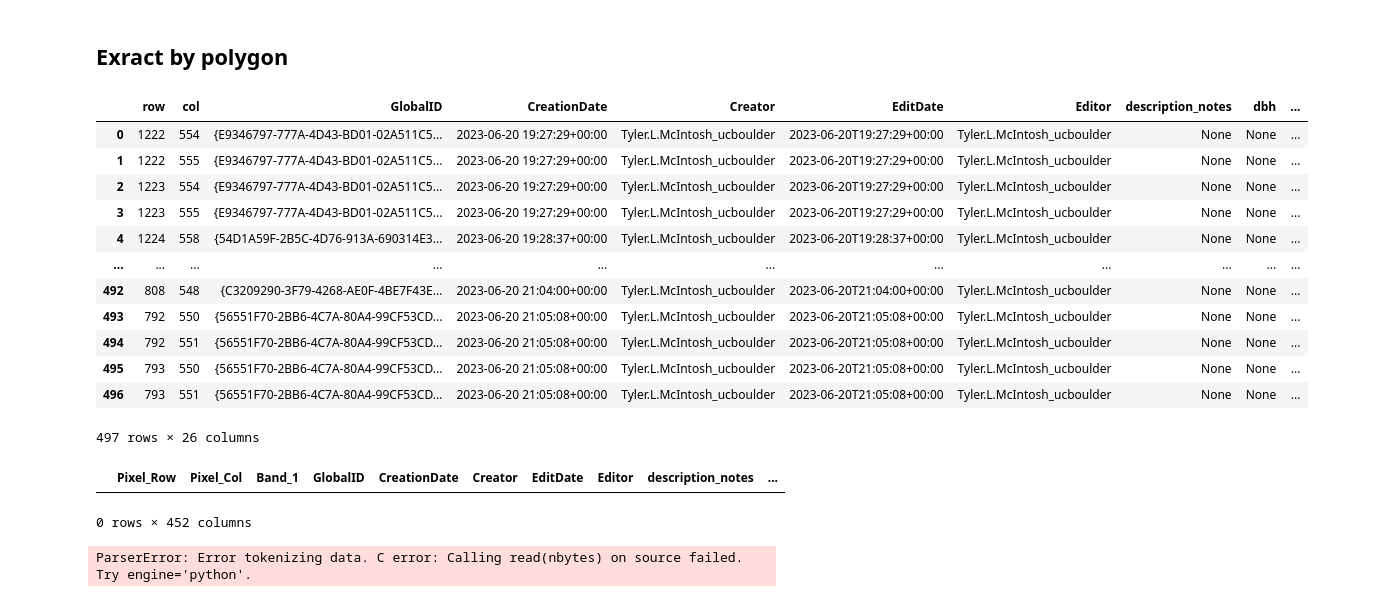
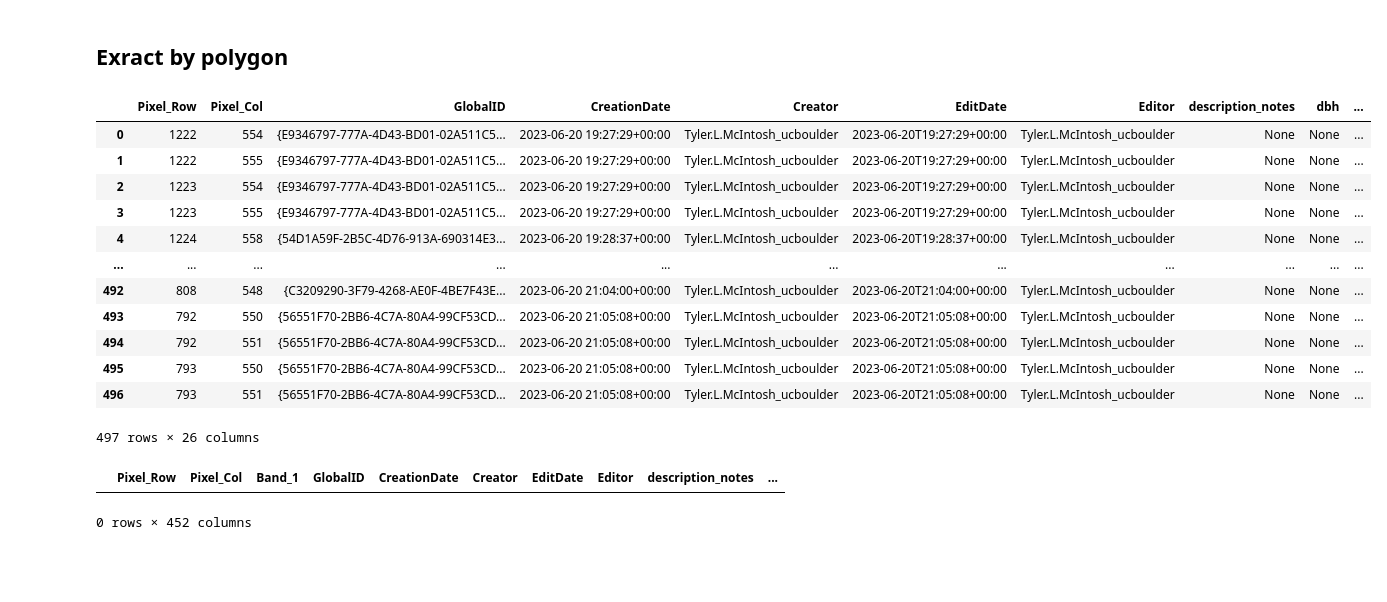
Before and after one commit to earthlab/cross-sensor-cal, a Jupyter notebook: reshape.ipynb, the cells around one changed output. Cells and saved outputs as stored; diff of their text form; code cells hidden in the pictures; blank space fills up the shorter version.

Commit message:
condense functions for array processing

```diff
--- a/reshape.ipynb
+++ b/reshape.ipynb
@@ -433,36 +366,36 @@ class ENVIProcessor:
                     continue
 
                 # Convert window offsets to integers
                 row_off = int(window.row_off)
                 col_off = int(window.col_off)
                 # Extract the rows and cols from the window
                 rows = range(row_off, row_off + int(window.height))
                 cols = range(col_off, col_off + int(window.width))
 
                 # Collect all attributes from the polygon
                 attributes = poly.to_dict()
 
                 # Append the rows and cols along with the polygon attributes to the data list
                 for row in rows:
                     for col in cols:
                         pixel_data = {
-                            'row': row,
-                            'col': col,
+                            'Pixel_Row': row,
+                            'Pixel_Col': col,
                             **attributes  # This adds all polygon attributes
                         }
                         all_data.append(pixel_data)
 
         return pd.DataFrame(all_data)
 
 
 
 gpkg_path = 'Datasets/niwot_aop_polygons_2023_12_8_23_analysis_ready_half_diam.gpkg'
 existing_raster_path = "NIWOT_calibration_flight_08_2020/NEON_D13_NIWO_DP1_20200801_161441_reflectance/NEON_D13_NIWO_DP1_20200801_161441_reflectanceNEON_D13_NIWO_DP1_20200801_161441_reflectance__envi"
 processor = ENVIProcessor(existing_raster_path, gpkg_path)
 df_polygons = processor.extract_data_by_polygons()
 df_polygons
 # %% [output]
-|  | row | col | GlobalID | CreationDate | Creator | EditDate | Editor | description_notes | dbh | ... |
+|  | Pixel_Row | Pixel_Col | GlobalID | CreationDate | Creator | EditDate | Editor | description_notes | dbh | ... |
 | 0 | 1222 | 554 | {E9346797-777A-4D43-BD01-02A511C5... | 2023-06-20 19:27:29+00:00 | Tyler.L.McIntosh_ucboulder | 2023-06-20T19:27:29+00:00 | Tyler.L.McIntosh_ucboulder | None | None | ... |
 | 1 | 1222 | 555 | {E9346797-777A-4D43-BD01-02A511C5... | 2023-06-20 19:27:29+00:00 | Tyler.L.McIntosh_ucboulder | 2023-06-20T19:27:29+00:00 | Tyler.L.McIntosh_ucboulder | None | None | ... |
 | 2 | 1223 | 554 | {E9346797-777A-4D43-BD01-02A511C5... | 2023-06-20 19:27:29+00:00 | Tyler.L.McIntosh_ucboulder | 2023-06-20T19:27:29+00:00 | Tyler.L.McIntosh_ucboulder | None | None | ... |
@@ -484,62 +417,3 @@ df_cleaned_polygons
 # %% [output]
 |  | Pixel_Row | Pixel_Col | Band_1 | GlobalID | CreationDate | Creator | EditDate | Editor | description_notes | ... |
 0 rows × 452 columns
-# %%
-import pandas as pd
-from tqdm.auto import tqdm
-
-def subset_and_merge_large_csv(large_csv_path, right_df, subset_columns, chunksize=100000):
-    """
-    Subsets a large CSV by rows/cols combinations found in the smaller dataframe (right_df)
-    and then merges them, without loading the entire CSV into memory. It also reports the
-    progress of processing the large CSV.
-
-    Parameters:
-    - large_csv_path (str): The file path to the large CSV.
-    - right_df (pd.DataFrame): The smaller dataframe to merge with.
-    - subset_columns (list of str): The column names to subset and merge on.
-    - chunksize (int): The number of rows per chunk to read from the CSV.
-
-    Returns:
-    - pd.DataFrame: The resulting merged dataframe.
-    """
-    # Find unique combinations in the right dataframe
-    unique_combinations = right_df[subset_columns].drop_duplicates()
-
-    # Determine the total number of rows for progress reporting
-    total_rows = sum(1 for row in open(large_csv_path, 'r', encoding='utf-8'))
-    total_chunks = (total_rows // chunksize) + (1 if total_rows % chunksize else 0)
-
-    # Initialize an empty list to hold chunks
-    chunk_list = []
-
-    # Read the large CSV in chunks with progress reporting
-    with tqdm(total=total_chunks, desc='Processing Chunks', unit='chunk') as pbar:
-        for chunk in pd.read_csv(large_csv_path, chunksize=chunksize):
-            # Subset the chunk
-            chunk_subset = chunk.merge(unique_combinations, on=subset_columns, how='inner')
-            # If the chunk is not empty after subsetting, append it to the list
-            if not chunk_subset.empty:
-                chunk_list.append(chunk_subset)
-            # Update the progress bar
-            pbar.update(1)
-
-    # Concatenate all the relevant chunks
-    left_df_subset = pd.concat(chunk_list)
-
-    # Perform the merge
-    merged_df = left_df_subset.merge(right_df, on=subset_columns, how='left', suffixes=('', '_right'))
-
-    return merged_df
-
-# Usage example
-# Provide the path to your large CSV and your smaller dataframe
-large_csv_path = 'NIWOT_calibration_flight_08_2020/NEON_D13_NIWO_DP1_20200801_161441_reflectanc_active_pixels.csv'
-right_df = df_polygons
-subset_columns = ['Pixel_Row', 'Pixel_Col']
-merged_df = subset_and_merge_large_csv(large_csv_path, right_df, subset_columns)
-merged_df
-# You may want to write the merged dataframe to a new CSV
-# merged_df.to_csv('/path/to/your/merged.csv', index=False)
-# %% [output]
-ParserError: Error tokenizing data. C error: Calling read(nbytes) on source failed. Try engine='python'.
```
Also changed, not shown: parts of 12 cells of this notebook.
